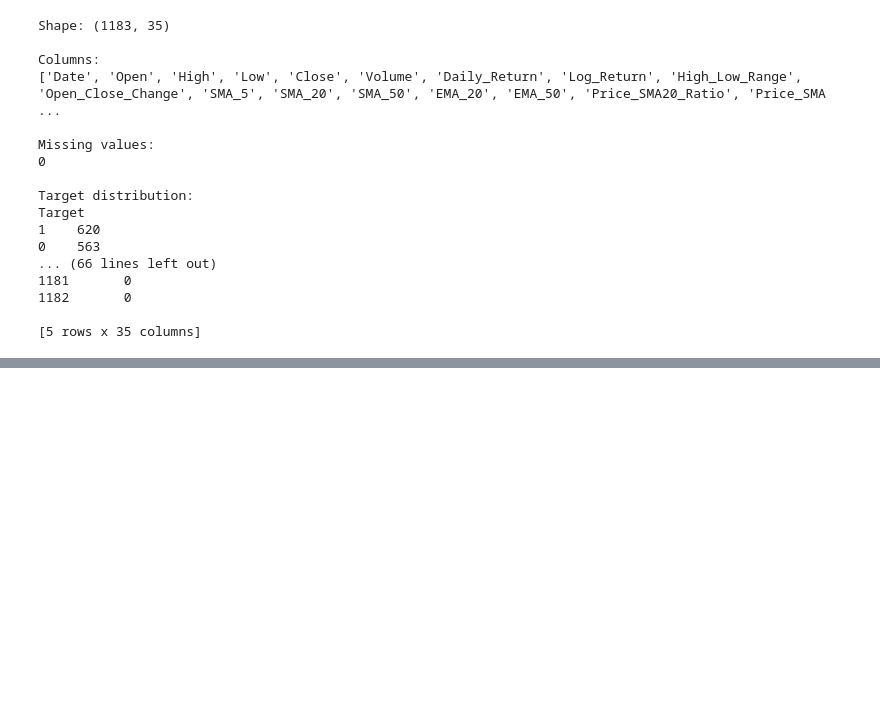
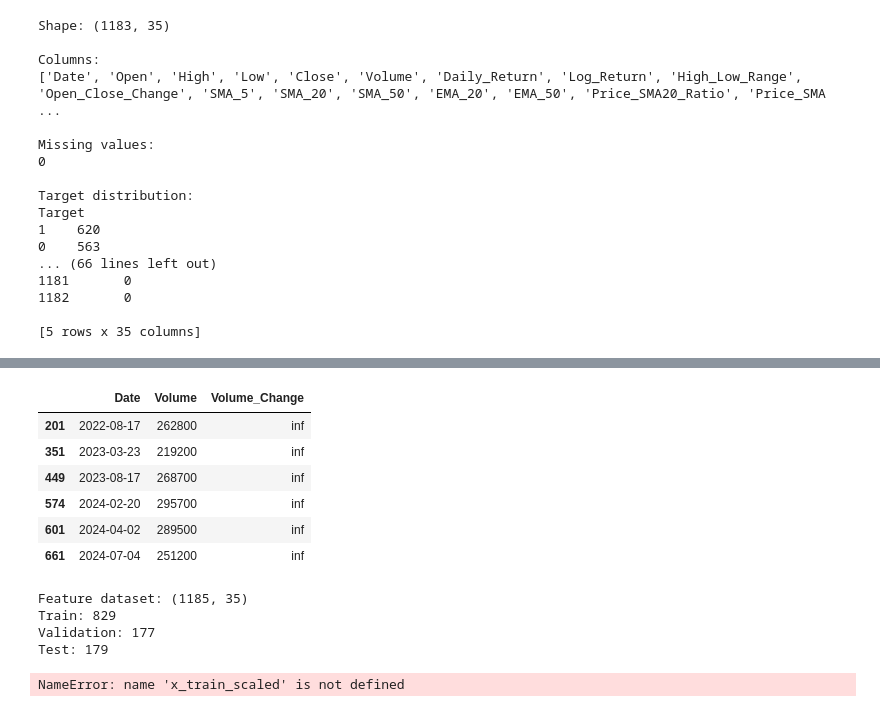
Before and after one commit to rmsmuralidharan/Market_pulse-AI, a Jupyter notebook: notebooks/01_data_validation.ipynb, the cells around one changed output, grey strips where cells are left out. Saved outputs shown, nothing was run; the diff lists cells and outputs as text; code cells hidden in the pictures; blank space fills up the shorter version.

```diff
--- a/notebooks/01_data_validation.ipynb
+++ b/notebooks/01_data_validation.ipynb
@@ -232,0 +327,48 @@ Target
+# %%
+df[df["Volume_Change"] == np.inf][
+    ["Date", "Volume", "Volume_Change"]
+]
+# %% [output]
+|  | Date | Volume | Volume_Change |
+| 201 | 2022-08-17 | 262800 | inf |
+| 351 | 2023-03-23 | 219200 | inf |
+| 449 | 2023-08-17 | 268700 | inf |
+| 574 | 2024-02-20 | 295700 | inf |
+| 601 | 2024-04-02 | 289500 | inf |
+| 661 | 2024-07-04 | 251200 | inf |
+# %%
+import pandas as pd
+
+df = pd.read_csv(
+    "../project_data/processed/nifty50/nifty50_features.csv"
+)
+
+print("Feature dataset:", df.shape)
+print("Train:", len(pd.read_csv("../project_data/train/train.csv")))
+print("Validation:", len(pd.read_csv("../project_data/validation/validation.csv")))
+print("Test:", len(pd.read_csv("../project_data/test/test.csv")))
+# %% [output]
+Feature dataset: (1185, 35)
+Train: 829
+Validation: 177
+Test: 179
+# %%
+from MarketPulse_AI_project.components.sequence_creation import SequenceCreation
+sequence_creator = SequenceCreation(sequence_length=30)
+
+X_train_seq, y_train_seq = sequence_creator.create_sequence(
+    x_train_scaled,
+    y_train
+)
+
+X_validation_seq, y_validation_seq = sequence_creator.create_sequence(
+    x_validation_scaled,
+    y_validation
+)
+
+X_test_seq, y_test_seq = sequence_creator.create_sequence(
+    x_test_scaled,
+    y_test
+)
+# %% [output]
+NameError: name 'x_train_scaled' is not defined
```
Also changed, not shown: parts of 6 cells of this notebook, 19 other files.
